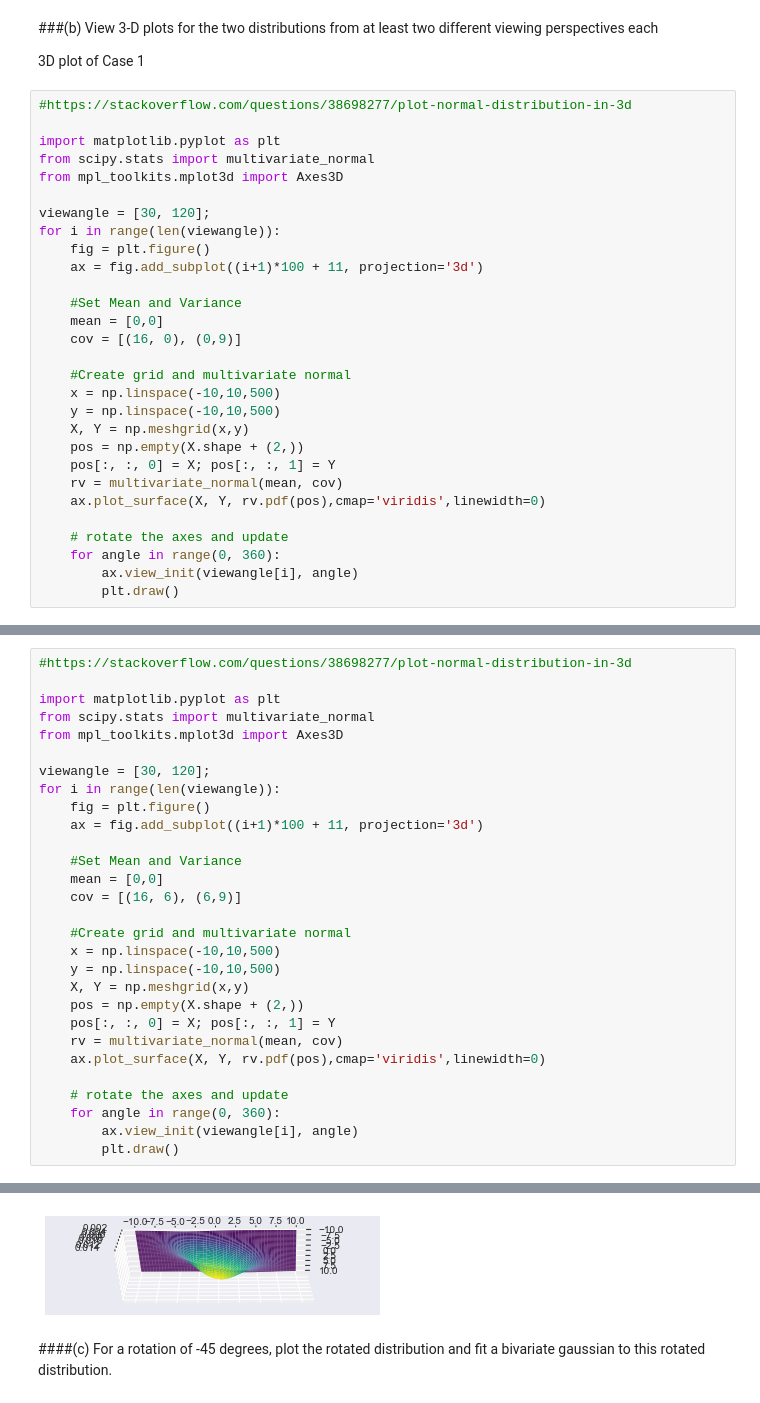
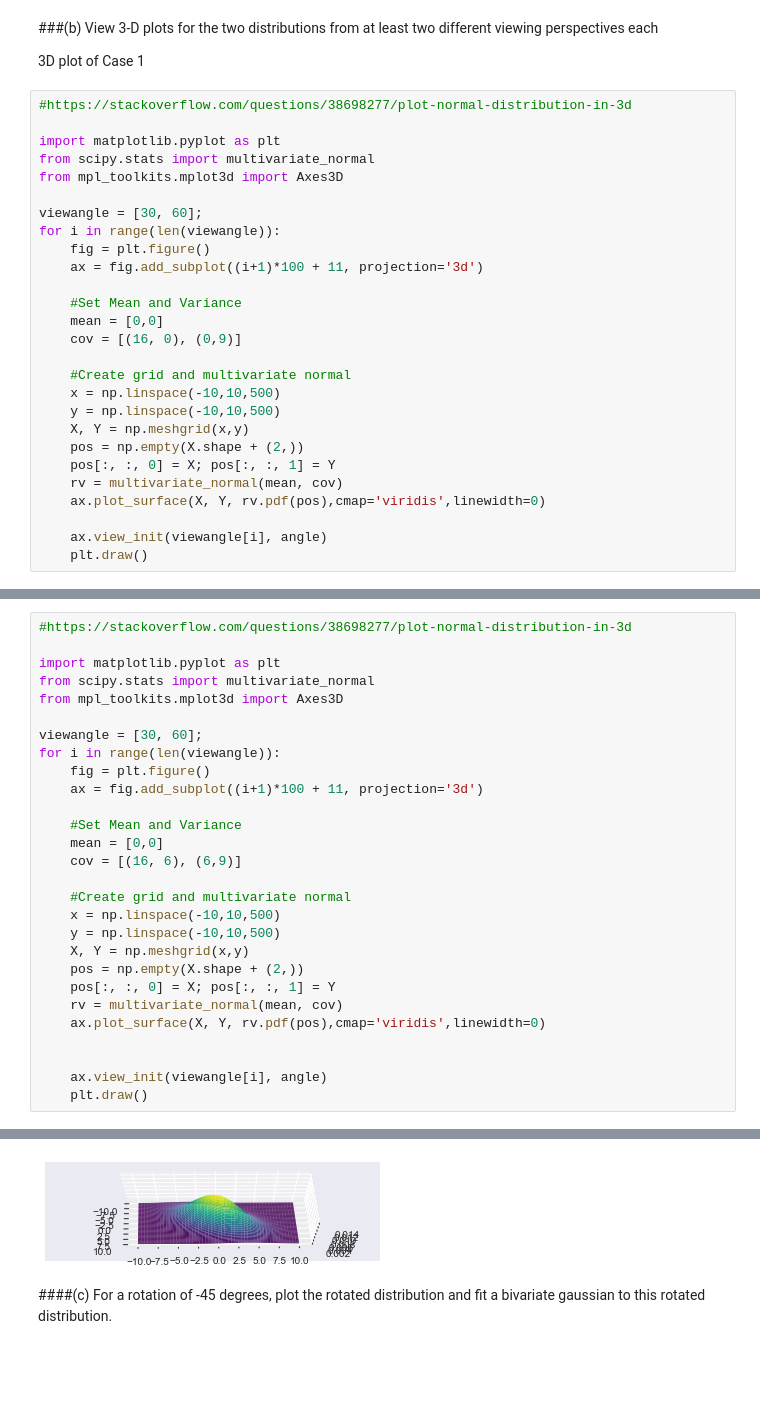
Before and after one commit to kevinjyee/DSPrinciples, a Jupyter notebook: HW1.ipynb, the cells around one changed output, grey strips where cells are left out. Cells and saved outputs as stored; diff of their text form; blank space fills up the shorter version.

```diff
--- a/HW1.ipynb
+++ b/HW1.ipynb
@@ -105,7 +110,7 @@ import matplotlib.pyplot as plt
 from scipy.stats import multivariate_normal
 from mpl_toolkits.mplot3d import Axes3D
 
-viewangle = [30, 120];
+viewangle = [30, 60];
 for i in range(len(viewangle)):
     fig = plt.figure()
     ax = fig.add_subplot((i+1)*100 + 11, projection='3d')
@@ -123,9 +128,7 @@ for i in range(len(viewangle)):
     rv = multivariate_normal(mean, cov)
     ax.plot_surface(X, Y, rv.pdf(pos),cmap='viridis',linewidth=0)
 
-    # rotate the axes and update
-    for angle in range(0, 360):
-        ax.view_init(viewangle[i], angle)
-        plt.draw()
+    ax.view_init(viewangle[i], angle)
+    plt.draw()
 # %% [output]
 [figure]
@@ -133,35 +136,34 @@ for i in range(len(viewangle)):
 # %%
 #https://stackoverflow.com/questions/38698277/plot-normal-distribution-in-3d
 
 import matplotlib.pyplot as plt
 from scipy.stats import multivariate_normal
 from mpl_toolkits.mplot3d import Axes3D
 
-viewangle = [30, 120];
+viewangle = [30, 60];
 for i in range(len(viewangle)):
     fig = plt.figure()
     ax = fig.add_subplot((i+1)*100 + 11, projection='3d')
 
     #Set Mean and Variance
     mean = [0,0]
     cov = [(16, 6), (6,9)]
 
     #Create grid and multivariate normal
     x = np.linspace(-10,10,500)
     y = np.linspace(-10,10,500)
     X, Y = np.meshgrid(x,y)
     pos = np.empty(X.shape + (2,))
     pos[:, :, 0] = X; pos[:, :, 1] = Y
     rv = multivariate_normal(mean, cov)
     ax.plot_surface(X, Y, rv.pdf(pos),cmap='viridis',linewidth=0)
 
-    # rotate the axes and update
-    for angle in range(0, 360):
-        ax.view_init(viewangle[i], angle)
-        plt.draw()
+
+    ax.view_init(viewangle[i], angle)
+    plt.draw()
 # %% [output]
 [figure]
-[figure, old version]
+[figure, new version]
 # %% [markdown]
 ####(c) For a rotation of -45 degrees, plot the rotated distribution and fit a bivariate gaussian to this rotated distribution.
 # %%
```
Also changed, not shown: parts of 8 cells of this notebook.
